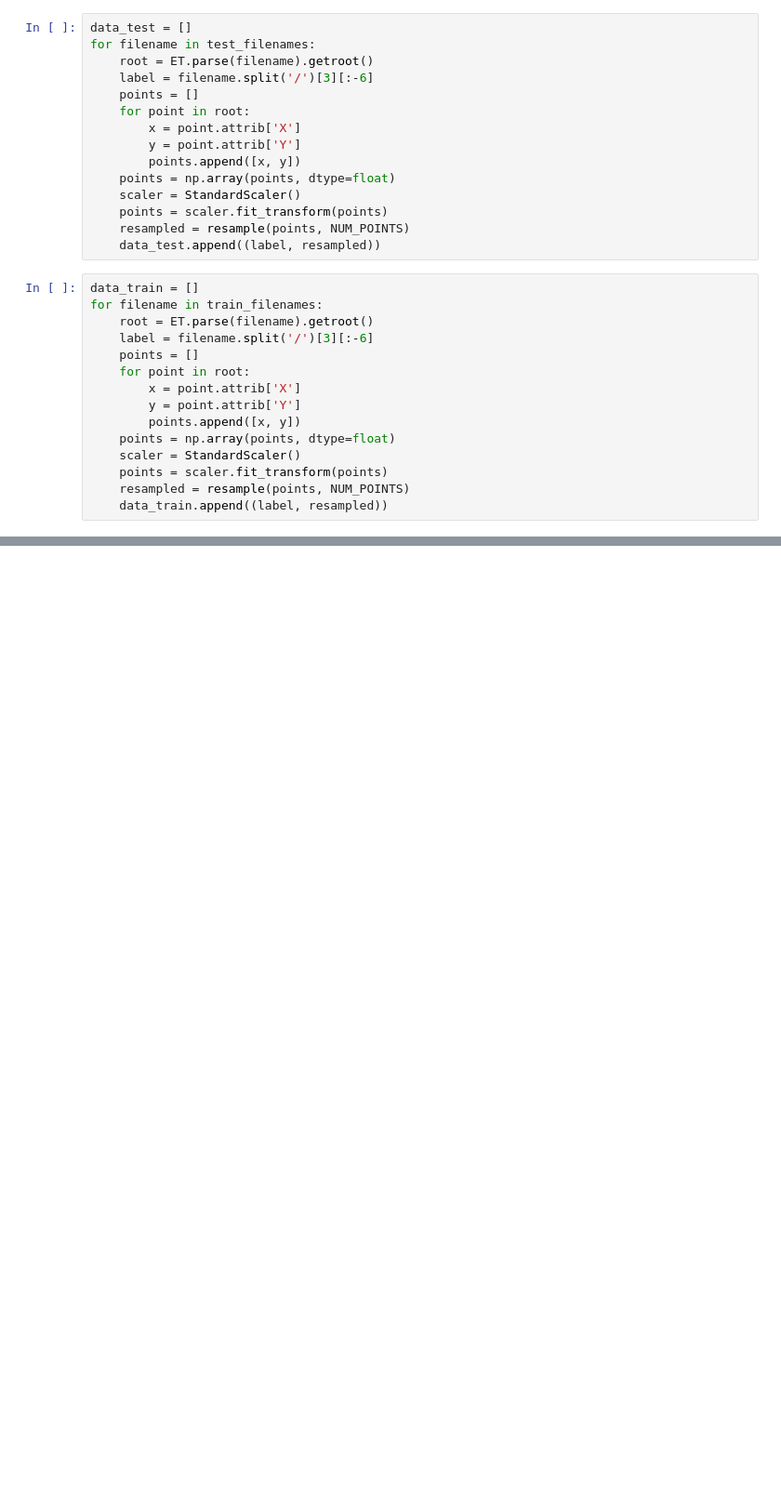
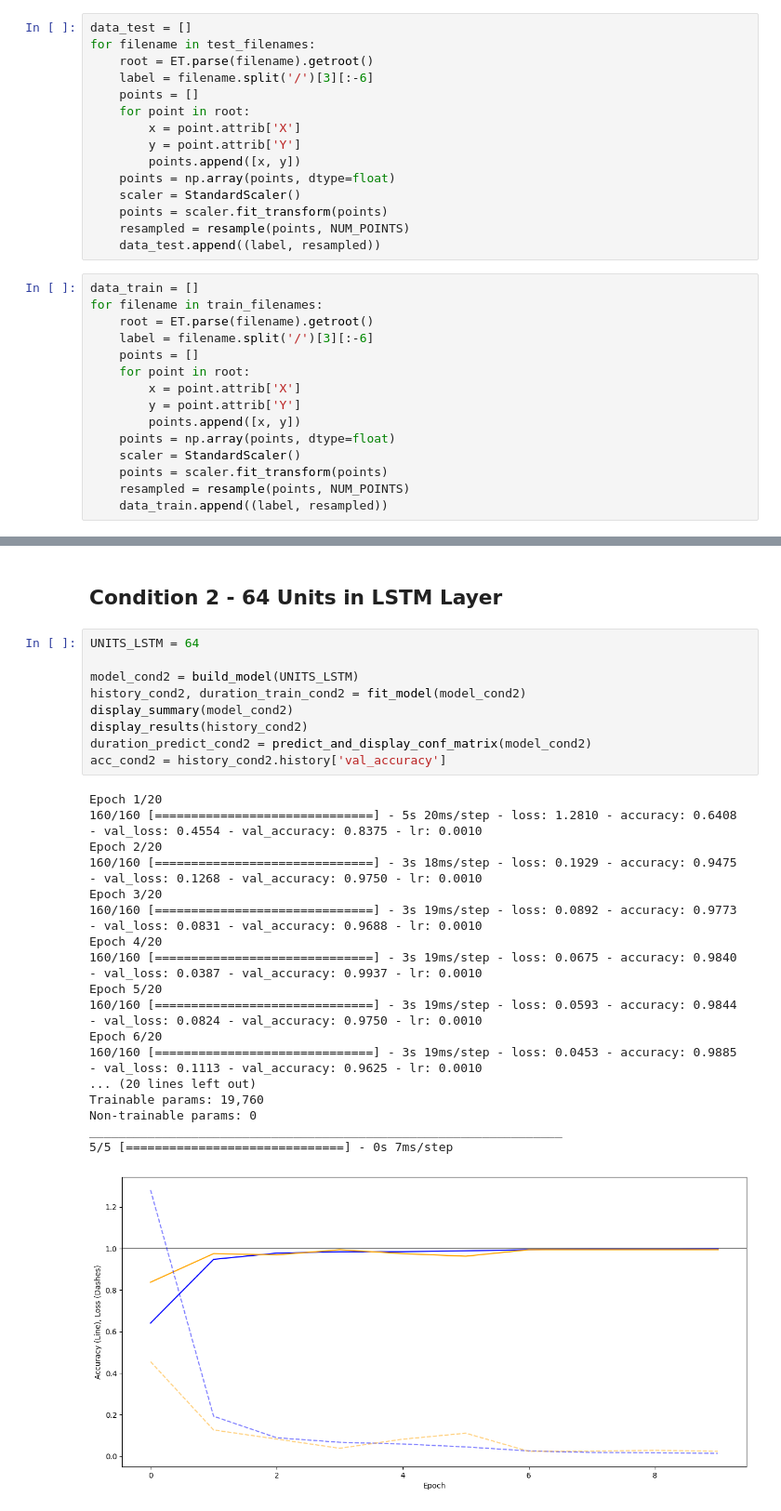
Before and after one commit to ITT23/assignment-06-gesture-recognition-tina-e, a Jupyter notebook: unistroke-gestures.ipynb, the cells around one changed output, grey strips where cells are left out. Shown at 93% size. Cells and saved outputs as stored; diff of their text form; blank space fills up the shorter version.

```diff
--- a/unistroke-gestures.ipynb
+++ b/unistroke-gestures.ipynb
@@ -265,0 +245,30 @@ pass
+# %% [markdown]
+## Condition 2 - 64 Units in LSTM Layer
+# %%
+UNITS_LSTM = 64
+
+model_cond2 = build_model(UNITS_LSTM)
+history_cond2, duration_train_cond2 = fit_model(model_cond2)
+display_summary(model_cond2)
+display_results(history_cond2)
+duration_predict_cond2 = predict_and_display_conf_matrix(model_cond2)
+acc_cond2 = history_cond2.history['val_accuracy']
+# %% [output]
+Epoch 1/20
+160/160 [==============================] - 5s 20ms/step - loss: 1.2810 - accuracy: 0.6408 - val_loss: 0.4554 - val_accuracy: 0.8375 - lr: 0.0010
+Epoch 2/20
+160/160 [==============================] - 3s 18ms/step - loss: 0.1929 - accuracy: 0.9475 - val_loss: 0.1268 - val_accuracy: 0.9750 - lr: 0.0010
+Epoch 3/20
+160/160 [==============================] - 3s 19ms/step - loss: 0.0892 - accuracy: 0.9773 - val_loss: 0.0831 - val_accuracy: 0.9688 - lr: 0.0010
+Epoch 4/20
+160/160 [==============================] - 3s 19ms/step - loss: 0.0675 - accuracy: 0.9840 - val_loss: 0.0387 - val_accuracy: 0.9937 - lr: 0.0010
+Epoch 5/20
+160/160 [==============================] - 3s 19ms/step - loss: 0.0593 - accuracy: 0.9844 - val_loss: 0.0824 - val_accuracy: 0.9750 - lr: 0.0010
+Epoch 6/20
+160/160 [==============================] - 3s 19ms/step - loss: 0.0453 - accuracy: 0.9885 - val_loss: 0.1113 - val_accuracy: 0.9625 - lr: 0.0010
+... (20 lines left out)
+Trainable params: 19,760
+Non-trainable params: 0
+_________________________________________________________________
+5/5 [==============================] - 0s 7ms/step
+[figure, added]
```
Also changed, not shown: parts of 34 cells of this notebook, 1 other file.
